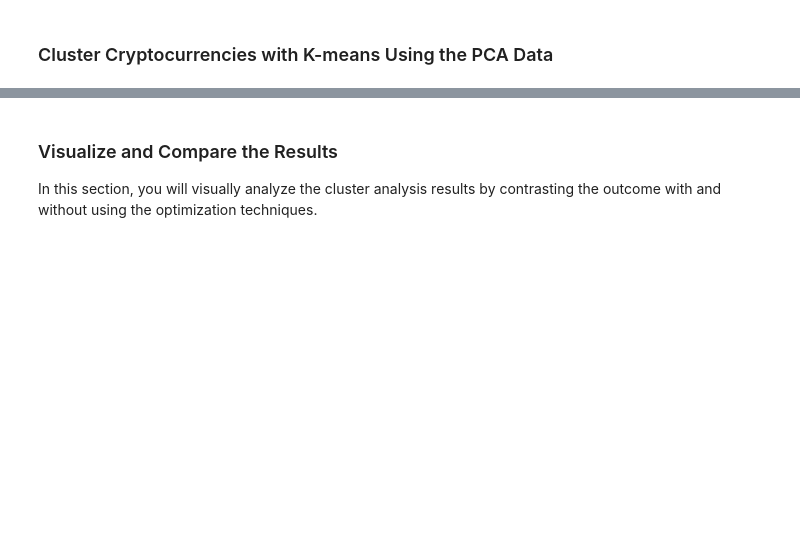
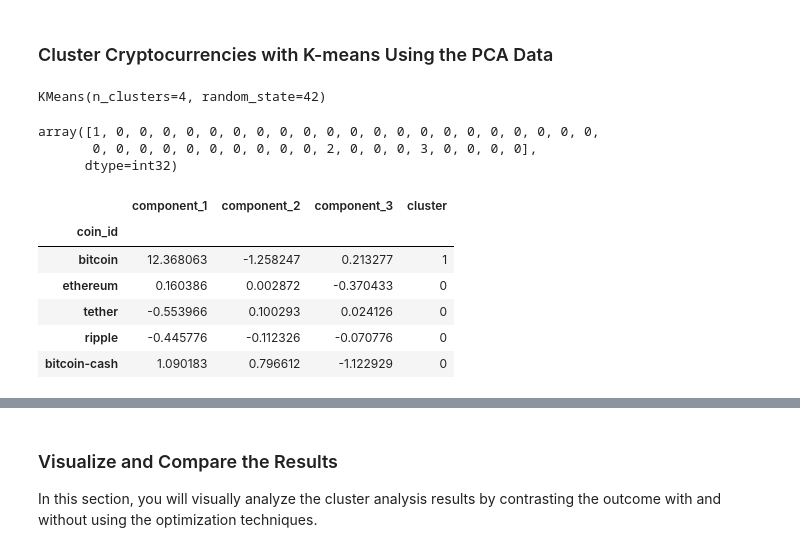
Before and after one commit to gmitt98/CryptoClustering, a Jupyter notebook: Crypto_Clustering.ipynb, the cells around one changed output, grey strips where cells are left out. Saved outputs shown, nothing was run; the diff lists cells and outputs as text; code cells hidden in the pictures; blank space fills up the shorter version.

```diff
--- a/Crypto_Clustering_starter_code.ipynb
+++ b/Crypto_Clustering.ipynb
@@ -384,20 +364,39 @@ elbow_pca_df.hvplot.line(x="k", y="inertia", xticks=k)
 ### Cluster Cryptocurrencies with K-means Using the PCA Data
 # %%
 # Initialize the K-Means model using the best value for k
+kmeans_model_pca_4 = KMeans(n_clusters=4, random_state=42)
 # %%
 # Fit the K-Means model using the PCA data
+kmeans_model_pca_4.fit(df_pca_data)
+# %% [output]
+KMeans(n_clusters=4, random_state=42)
 # %%
 # Predict the clusters to group the cryptocurrencies using the PCA data
+clusters_pca_4 = kmeans_model_pca_4.predict(df_pca_data)
 
 # Print the resulting array of cluster values.
+clusters_pca_4
+# %% [output]
+array([1, 0, 0, 0, 0, 0, 0, 0, 0, 0, 0, 0, 0, 0, 0, 0, 0, 0, 0, 0, 0, 0,
+       0, 0, 0, 0, 0, 0, 0, 0, 0, 0, 2, 0, 0, 0, 3, 0, 0, 0, 0],
+      dtype=int32)
 # %%
 # Create a copy of the DataFrame with the PCA data
-
+df_pca_data_clusters = df_pca_data.copy()
 
 # Add a new column to the DataFrame with the predicted clusters
 
-
+df_pca_data_clusters['cluster'] = clusters_pca_4
 # Display sample data
+df_pca_data_clusters.head(5)
+# %% [output]
+|  | component_1 | component_2 | component_3 | cluster |
+| coin_id |  |  |  |  |
+| bitcoin | 12.368063 | -1.258247 | 0.213277 | 1 |
+| ethereum | 0.160386 | 0.002872 | -0.370433 | 0 |
+| tether | -0.553966 | 0.100293 | 0.024126 | 0 |
+| ripple | -0.445776 | -0.112326 | -0.070776 | 0 |
+| bitcoin-cash | 1.090183 | 0.796612 | -1.122929 | 0 |
 # %%
 # Create a scatter plot using hvPlot by setting
 # `x="PC1"` and `y="PC2"`.
```
Also changed, not shown: parts of 11 cells of this notebook, 1 other file.
